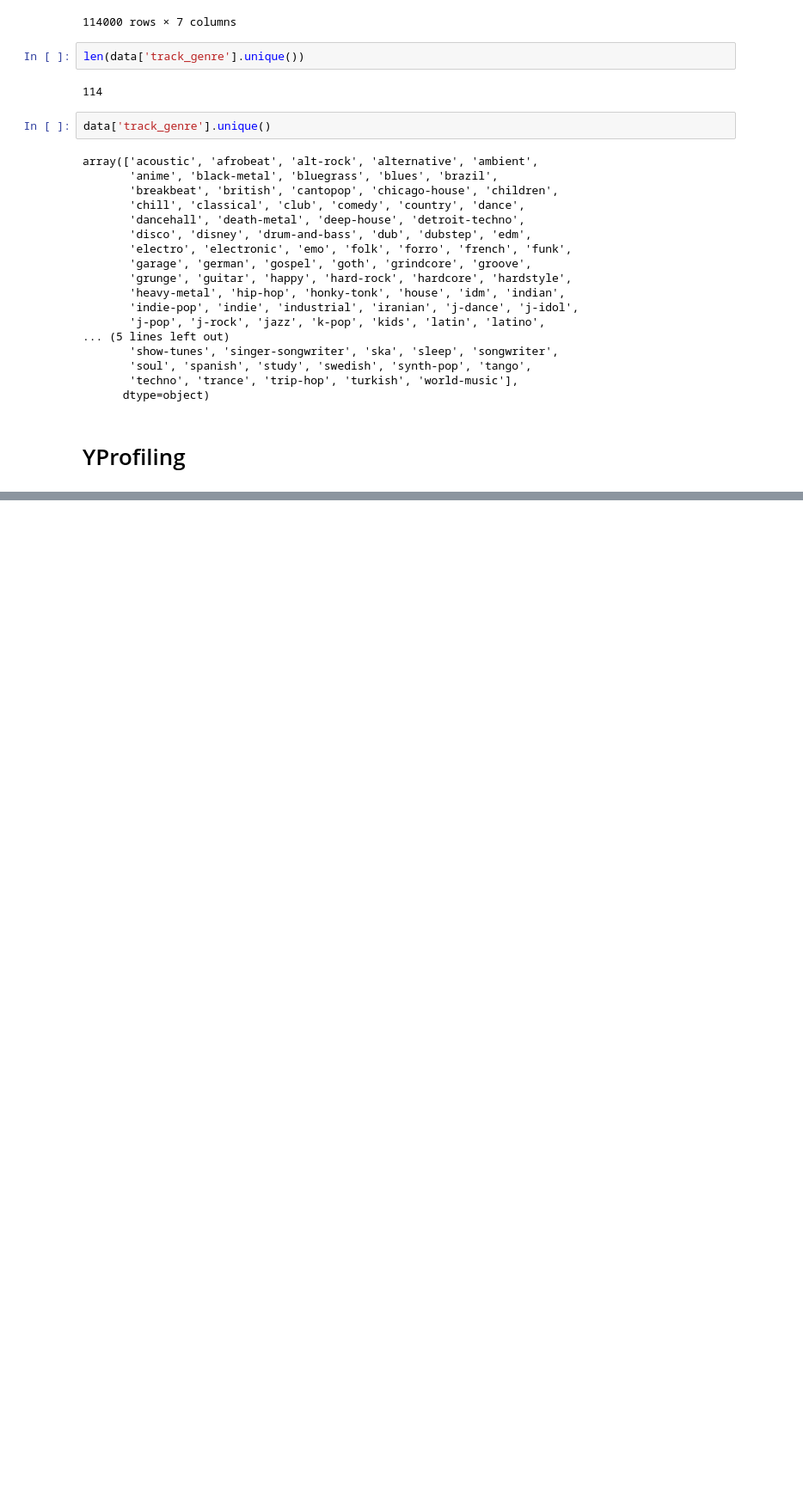
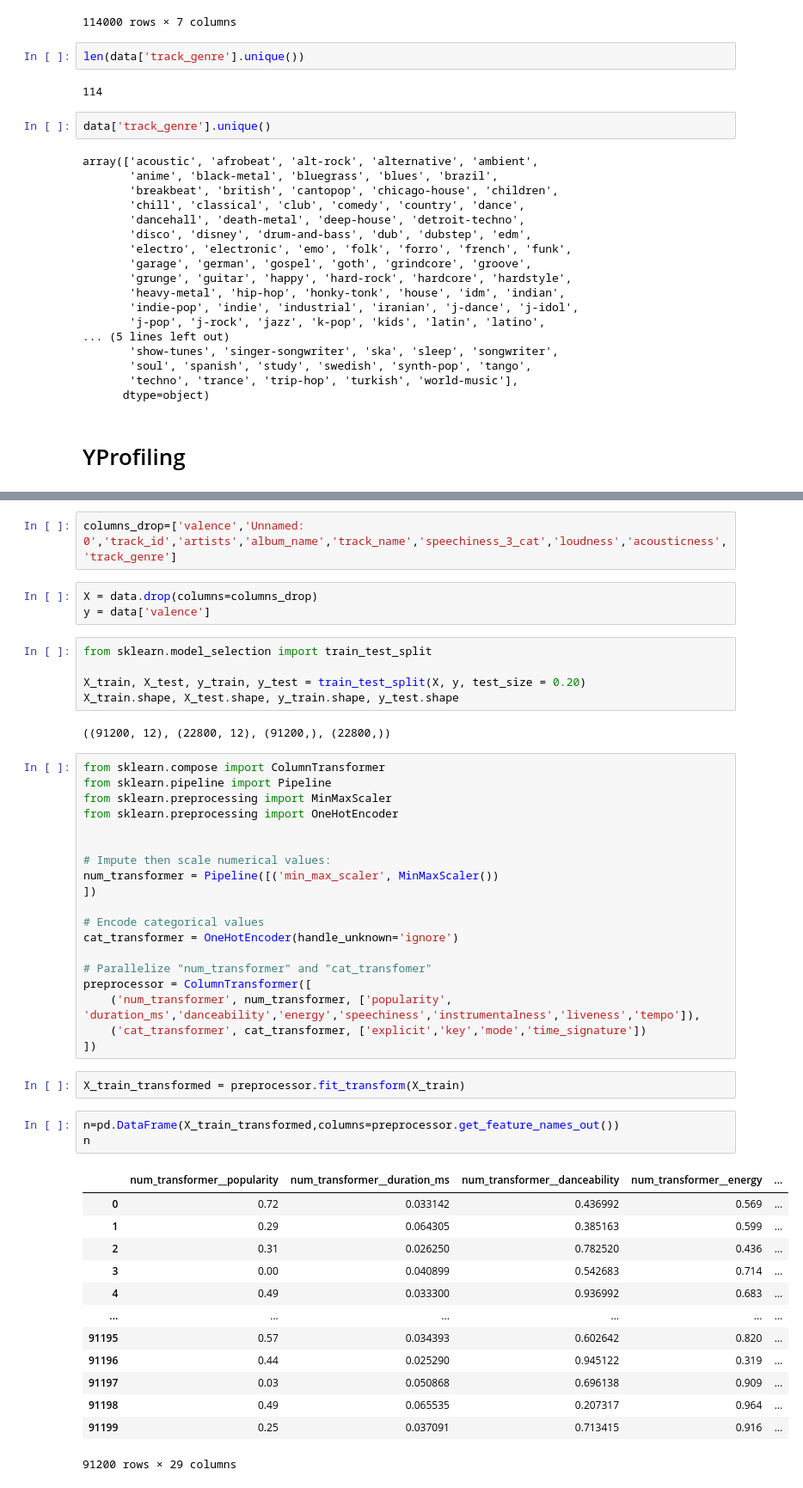
Before and after one commit to anaisdangeot/mood_detector, a Jupyter notebook: notebooks/anaisdangeot_data_exploration.ipynb, the cells around one changed output, grey strips where cells are left out. Shown at 86% size. Drawn from its saved outputs; the diff is of its cells as text; blank space fills up the shorter version.

Commit message:
preprocess stage

```diff
--- a/notebooks/anaisdangeot_data_exploration.ipynb
+++ b/notebooks/anaisdangeot_data_exploration.ipynb
@@ -236,0 +235,50 @@ profile.to_file("my_report.html")
+# %%
+columns_drop=['valence','Unnamed: 0','track_id','artists','album_name','track_name','speechiness_3_cat','loudness','acousticness', 'track_genre']
+# %%
+X = data.drop(columns=columns_drop)
+y = data['valence']
+# %%
+from sklearn.model_selection import train_test_split
+
+X_train, X_test, y_train, y_test = train_test_split(X, y, test_size = 0.20)
+X_train.shape, X_test.shape, y_train.shape, y_test.shape
+# %% [output]
+((91200, 12), (22800, 12), (91200,), (22800,))
+# %%
+from sklearn.compose import ColumnTransformer
+from sklearn.pipeline import Pipeline
+from sklearn.preprocessing import MinMaxScaler
+from sklearn.preprocessing import OneHotEncoder
+
+
+# Impute then scale numerical values:
+num_transformer = Pipeline([('min_max_scaler', MinMaxScaler())
+])
+
+# Encode categorical values
+cat_transformer = OneHotEncoder(handle_unknown='ignore')
+
+# Parallelize "num_transformer" and "cat_transfomer"
+preprocessor = ColumnTransformer([
+    ('num_transformer', num_transformer, ['popularity', 'duration_ms','danceability','energy','speechiness','instrumentalness','liveness','tempo']),
+    ('cat_transformer', cat_transformer, ['explicit','key','mode','time_signature'])
+])
+# %%
+X_train_transformed = preprocessor.fit_transform(X_train)
+# %%
+n=pd.DataFrame(X_train_transformed,columns=preprocessor.get_feature_names_out())
+n
+# %% [output]
+|  | num_transformer__popularity | num_transformer__duration_ms | num_transformer__danceability | num_transformer__energy | ... |
+| 0 | 0.72 | 0.033142 | 0.436992 | 0.569 | ... |
+| 1 | 0.29 | 0.064305 | 0.385163 | 0.599 | ... |
+| 2 | 0.31 | 0.026250 | 0.782520 | 0.436 | ... |
+| 3 | 0.00 | 0.040899 | 0.542683 | 0.714 | ... |
+| 4 | 0.49 | 0.033300 | 0.936992 | 0.683 | ... |
+| ... | ... | ... | ... | ... | ... |
+| 91195 | 0.57 | 0.034393 | 0.602642 | 0.820 | ... |
+| 91196 | 0.44 | 0.025290 | 0.945122 | 0.319 | ... |
+| 91197 | 0.03 | 0.050868 | 0.696138 | 0.909 | ... |
+| 91198 | 0.49 | 0.065535 | 0.207317 | 0.964 | ... |
+| 91199 | 0.25 | 0.037091 | 0.713415 | 0.916 | ... |
+91200 rows × 29 columns
```
Also changed, not shown: parts of 13 cells of this notebook, 3 other files.
